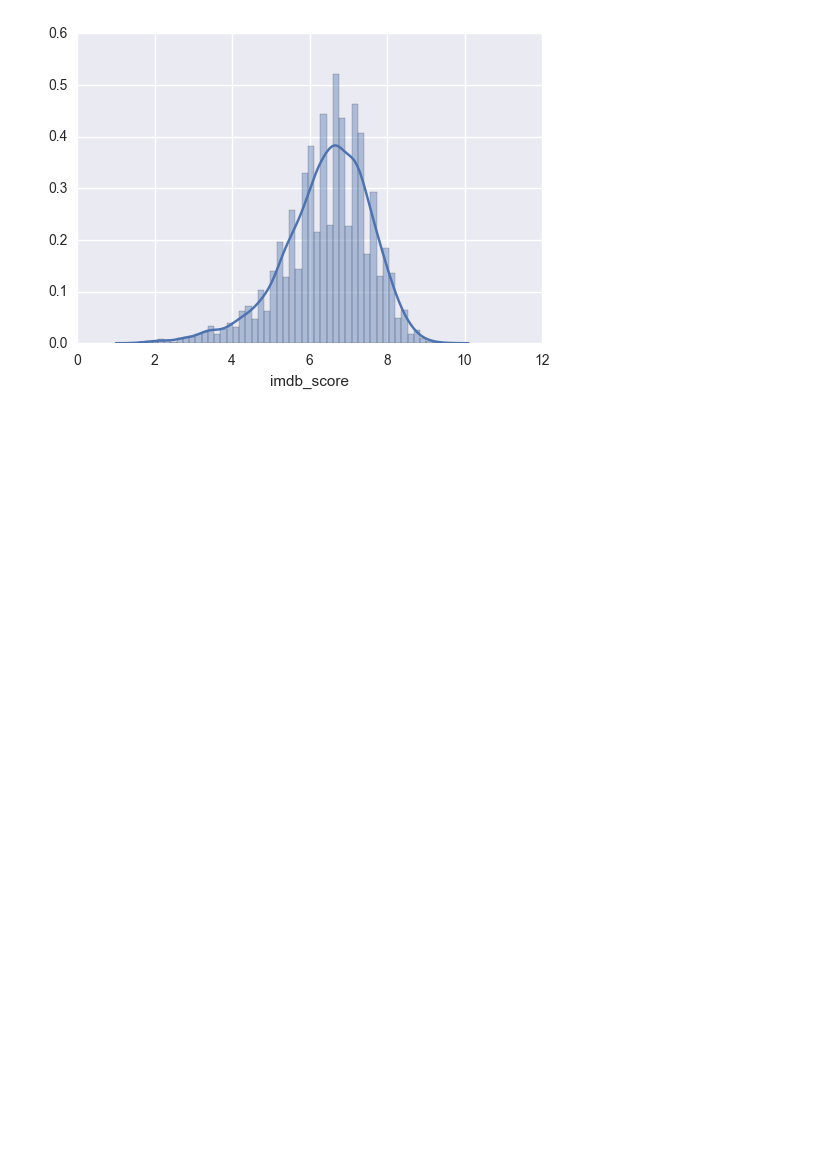
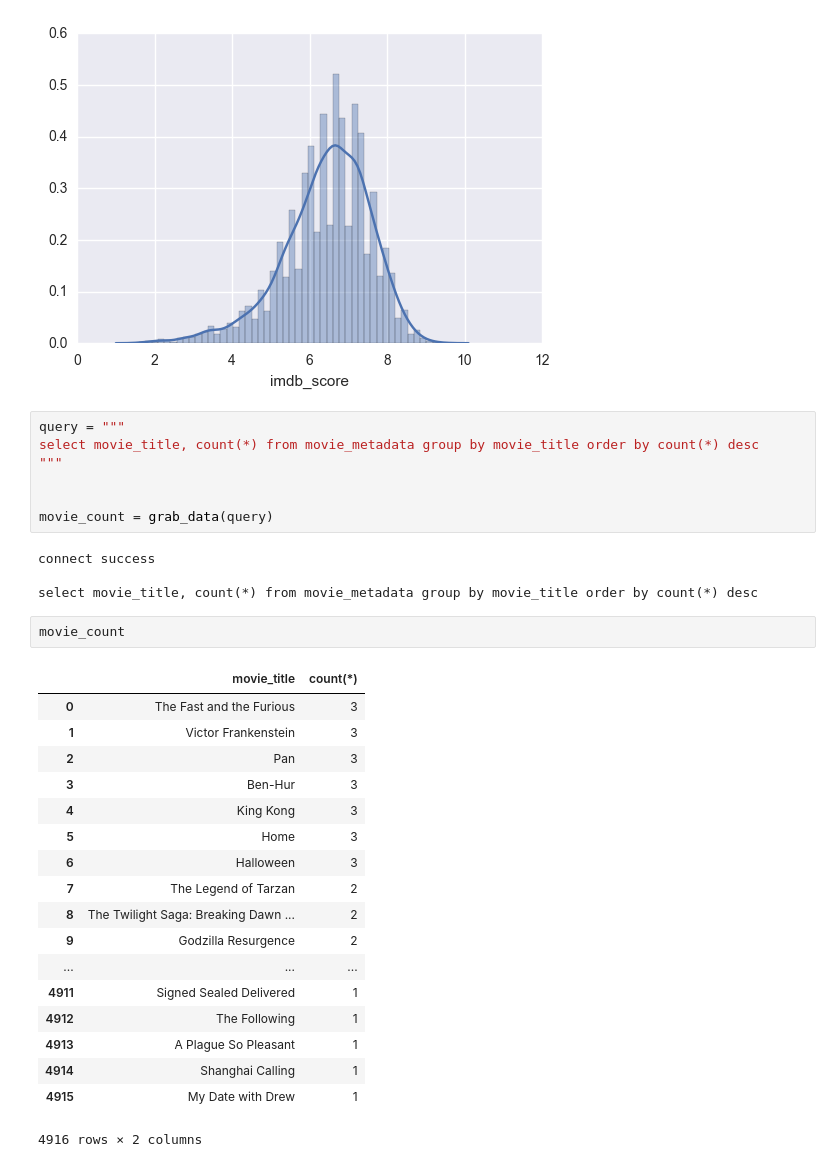
Before and after one commit to yennanliu/analysis, a Jupyter notebook: imdb_5000_movie_analysis.ipynb, the cells around one changed output. Drawn from its saved outputs; the diff is of its cells as text; blank space fills up the shorter version.

```diff
--- a/imdb_5000_movie_analysis.ipynb
+++ b/imdb_5000_movie_analysis.ipynb
@@ -101,3 +101,35 @@ sns.distplot(df['imdb_score'])
 # %% [output]
 <matplotlib.axes._subplots.AxesSubplot at 0x...>
 [figure]
+# %%
+query = """
+select movie_title, count(*) from movie_metadata group by movie_title order by count(*) desc
+"""
+
+
+movie_count = grab_data(query)
+# %% [output]
+connect success
+
+select movie_title, count(*) from movie_metadata group by movie_title order by count(*) desc
+# %%
+movie_count
+# %% [output]
+|  | movie_title | count(*) |
+| 0 | The Fast and the Furious | 3 |
+| 1 | Victor Frankenstein | 3 |
+| 2 | Pan | 3 |
+| 3 | Ben-Hur | 3 |
+| 4 | King Kong | 3 |
+| 5 | Home | 3 |
+| 6 | Halloween | 3 |
+| 7 | The Legend of Tarzan | 2 |
+| 8 | The Twilight Saga: Breaking Dawn ... | 2 |
+| 9 | Godzilla Resurgence | 2 |
+| ... | ... | ... |
+| 4911 | Signed Sealed Delivered | 1 |
+| 4912 | The Following | 1 |
+| 4913 | A Plague So Pleasant | 1 |
+| 4914 | Shanghai Calling | 1 |
+| 4915 | My Date with Drew | 1 |
+4916 rows × 2 columns
```
Also changed, not shown: parts of 1 cell of this notebook.
